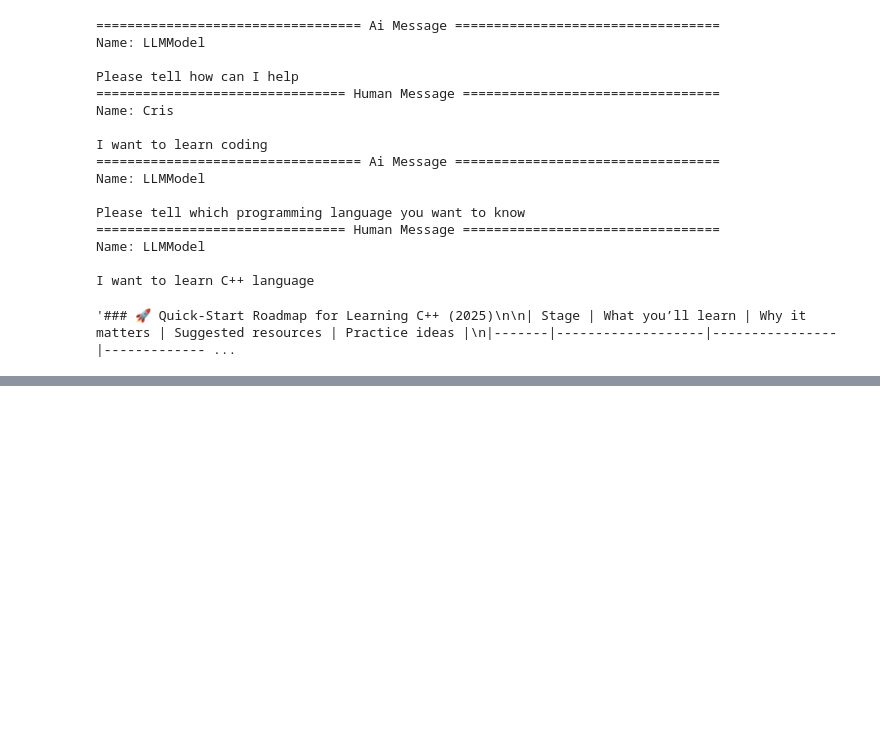
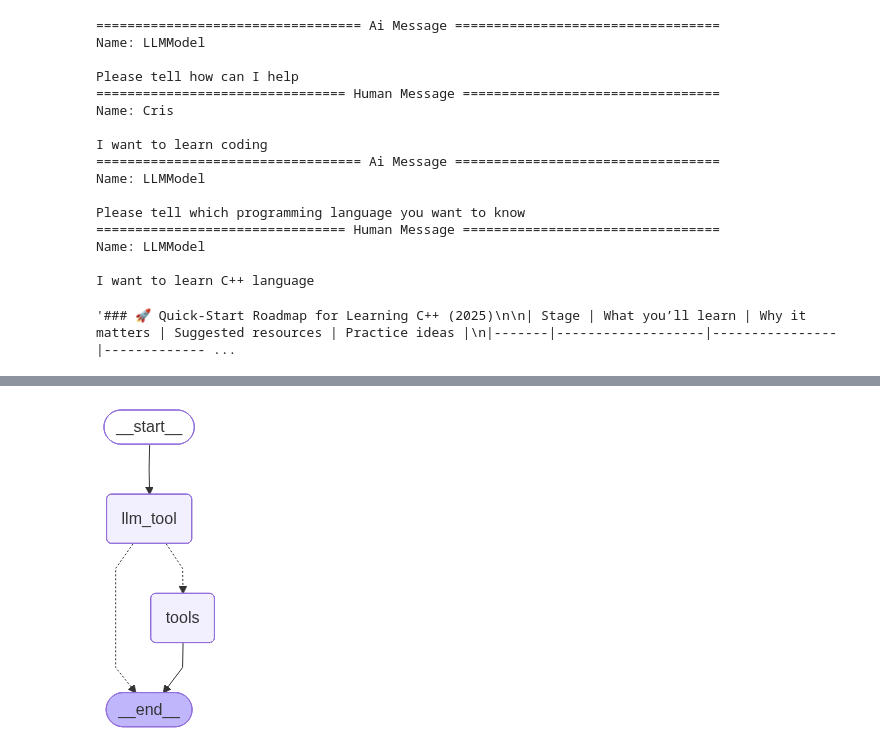
Before and after one commit to Cristopxer/llm_practices, a Jupyter notebook: 1-LangChain/LangGraph/3ChainsLangGraph.ipynb, the cells around one changed output, grey strips where cells are left out. Saved outputs shown, nothing was run; the diff lists cells and outputs as text; code cells hidden in the pictures; blank space fills up the shorter version.

```diff
--- a/1-LangChain/LangGraph/3ChainsLangGraph.ipynb
+++ b/1-LangChain/LangGraph/3ChainsLangGraph.ipynb
@@ -65,0 +163,22 @@ Feel free to drop a question or a milestone you hit—happy to help you debug or
+# %%
+tools = [add]
+# %%
+# Add tool node
+from langgraph.prebuilt import ToolNode, tools_condition
+
+builder = StateGraph(State)
+
+builder.add_node("llm_tool", llm_tool)
+builder.add_node("tools", ToolNode(tools))
+
+builder.add_edge(START, "llm_tool")
+builder.add_conditional_edges(
+    "llm_tool",
+    tools_condition
+)
+builder.add_edge("llm_tool", END)
+
+graph = builder.compile()
+display(Image(graph.get_graph().draw_mermaid_png()))
+# %% [output]
+[figure, added]
```
Also changed, not shown: parts of 16 cells of this notebook.
